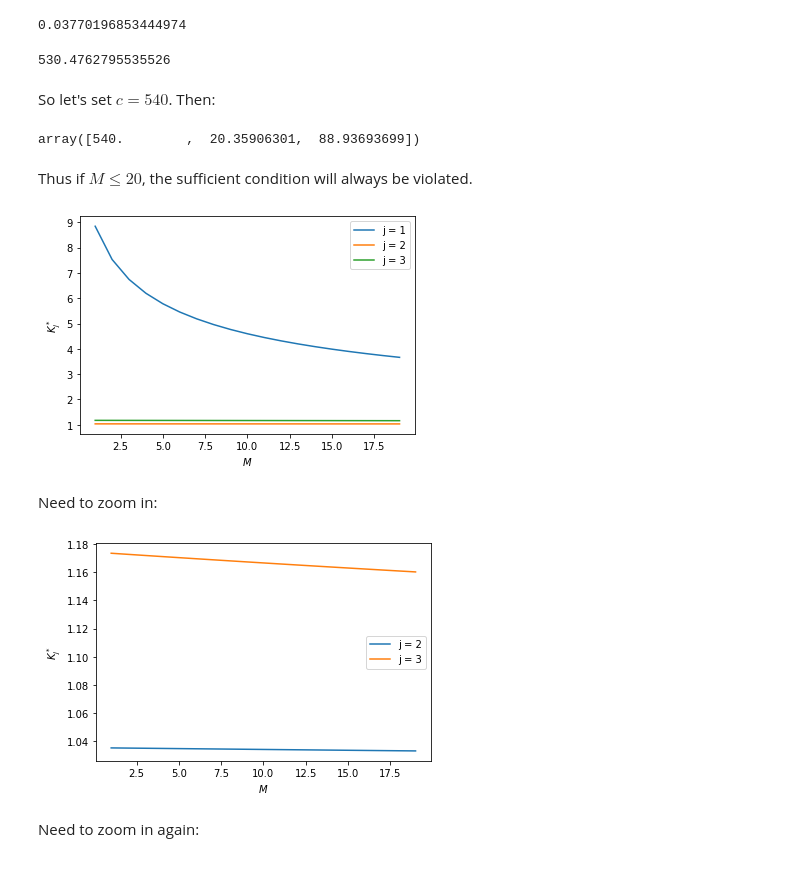
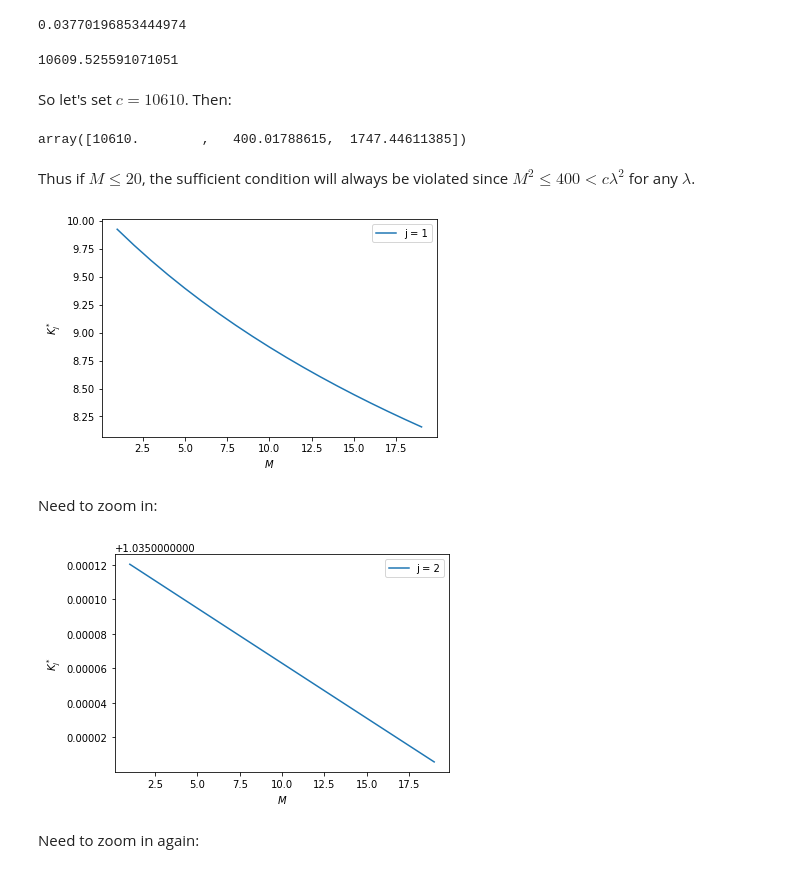
Before and after one commit to weiliubc/strategic_influencer_of_naive_agents, a Jupyter notebook: multiple_agent_case/mk_star.ipynb, the cells around one changed output. Cells and saved outputs as stored; diff of their text form; code cells hidden in the pictures.

Commit message:
correction to sufficient condition cutoff

```diff
--- a/multiple_agent_case/mk_star.ipynb
+++ b/multiple_agent_case/mk_star.ipynb
@@ -87,42 +87,42 @@ min(eigvals**2)
 # %% [output]
 0.03770196853444974
 # %%
-20 / min(eigvals**2)
+400 / min(eigvals**2)
 # %% [output]
-530.4762795535526
+10609.525591071051
 # %% [markdown]
-So let's set $c = 540$. Then:
+So let's set $c = 10610$. Then:
 # %%
-540 * eigvals**2
+10610 * eigvals**2
 # %% [output]
-array([540.        ,  20.35906301,  88.93693699])
+array([10610.        ,   400.01788615,  1747.44611385])
 # %% [markdown]
-Thus if $M \leq 20$, the sufficient condition will always be violated.
+Thus if $M \leq 20$, the sufficient condition will always be violated since $M^2 \leq 400 < c\lambda^2$ for any $\lambda$.
 # %%
 results_special = []
 M_max = 20
 for M in range(1, M_max):
-    results_special.append(infinite_solution(A, 0.9, 540.0, M = M))
+    results_special.append(infinite_solution(A, 0.9, 10610.0, M = M))
 
-for i in range(3):
+for i in range(0, 1):
     plt.plot(range(1, M_max), [r[0][i][i] for r in results_special], label = f"j = {i+1}")
 plt.legend()
 plt.xlabel("$M$")
 plt.ylabel("$K^*_j$")
 plt.show()
 # %% [output]
-[figure, old version]
+[figure, new version]
 # %% [markdown]
 Need to zoom in:
 # %%
-for i in range(1, 3):
+for i in range(1, 2):
     plt.plot(range(1, M_max), [r[0][i][i] for r in results_special], label = f"j = {i+1}")
 plt.legend()
 plt.xlabel("$M$")
 plt.ylabel("$K^*_j$")
 plt.show()
 # %% [output]
-[figure, old version]
+[figure, new version]
 # %% [markdown]
 Need to zoom in again:
 # %%
```
Also changed, not shown: parts of 4 cells of this notebook.
